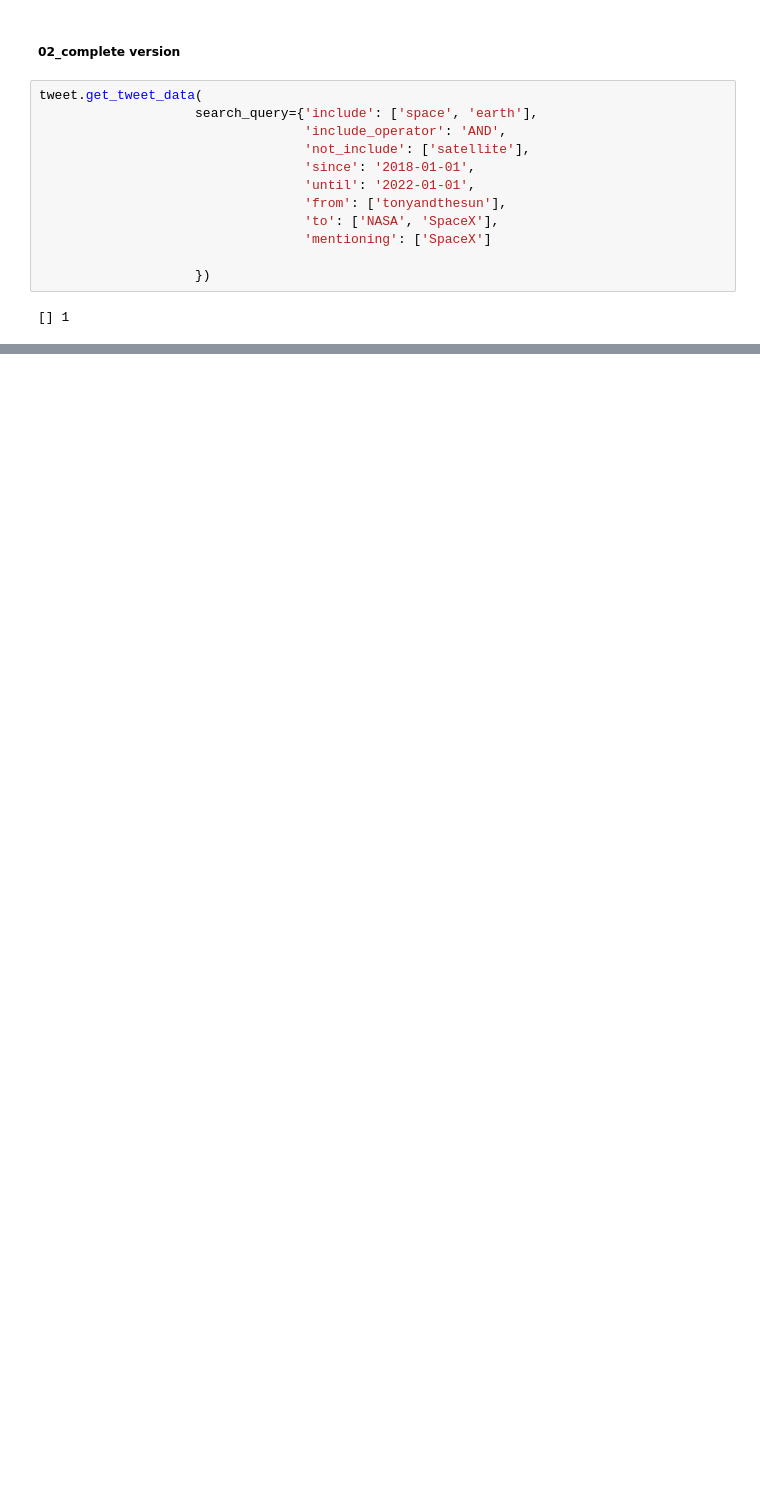
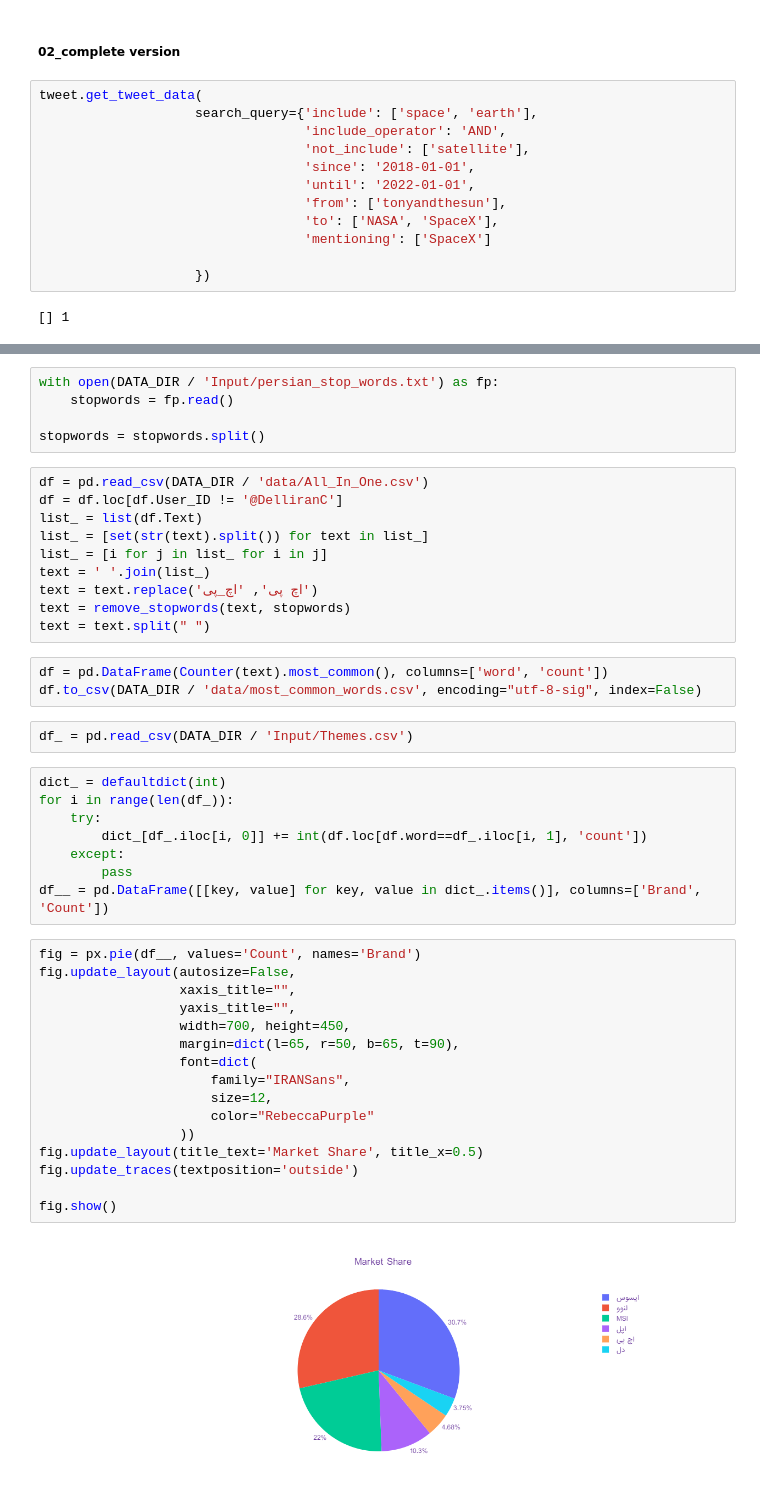
Before and after one commit to KouroshHasani/Twitter_Scraper, a Jupyter notebook: Twitter_Scraper.ipynb, the cells around one changed output, grey strips where cells are left out. Saved outputs shown, nothing was run; the diff lists cells and outputs as text; blank space fills up the shorter version.

```diff
--- a/Twitter_Scraper.ipynb
+++ b/Twitter_Scraper.ipynb
@@ -225,0 +285,46 @@ tweet.get_tweet_data(
+# %%
+with open(DATA_DIR / 'Input/persian_stop_words.txt') as fp:
+    stopwords = fp.read()
+
+stopwords = stopwords.split()
+# %%
+df = pd.read_csv(DATA_DIR / 'data/All_In_One.csv')
+df = df.loc[df.User_ID != '@DelliranC']
+list_ = list(df.Text)
+list_ = [set(str(text).split()) for text in list_]
+list_ = [i for j in list_ for i in j]
+text = ' '.join(list_)
+text = text.replace('اچ پی', 'اچ_پی')
+text = remove_stopwords(text, stopwords)
+text = text.split(" ")
+# %%
+df = pd.DataFrame(Counter(text).most_common(), columns=['word', 'count'])
+df.to_csv(DATA_DIR / 'data/most_common_words.csv', encoding="utf-8-sig", index=False)
+# %%
+df_ = pd.read_csv(DATA_DIR / 'Input/Themes.csv')
+# %%
+dict_ = defaultdict(int)
+for i in range(len(df_)):
+    try:
+        dict_[df_.iloc[i, 0]] += int(df.loc[df.word==df_.iloc[i, 1], 'count'])
+    except:
+        pass
+df__ = pd.DataFrame([[key, value] for key, value in dict_.items()], columns=['Brand', 'Count'])
+# %%
+fig = px.pie(df__, values='Count', names='Brand')
+fig.update_layout(autosize=False,
+                  xaxis_title="",
+                  yaxis_title="",
+                  width=700, height=450,
+                  margin=dict(l=65, r=50, b=65, t=90),
+                  font=dict(
+                      family="IRANSans",
+                      size=12,
+                      color="RebeccaPurple"
+                  ))
+fig.update_layout(title_text='Market Share', title_x=0.5)
+fig.update_traces(textposition='outside')
+
+fig.show()
+# %% [output]
+[figure, added]
```
Also changed, not shown: parts of 9 cells of this notebook, 36 other files.
